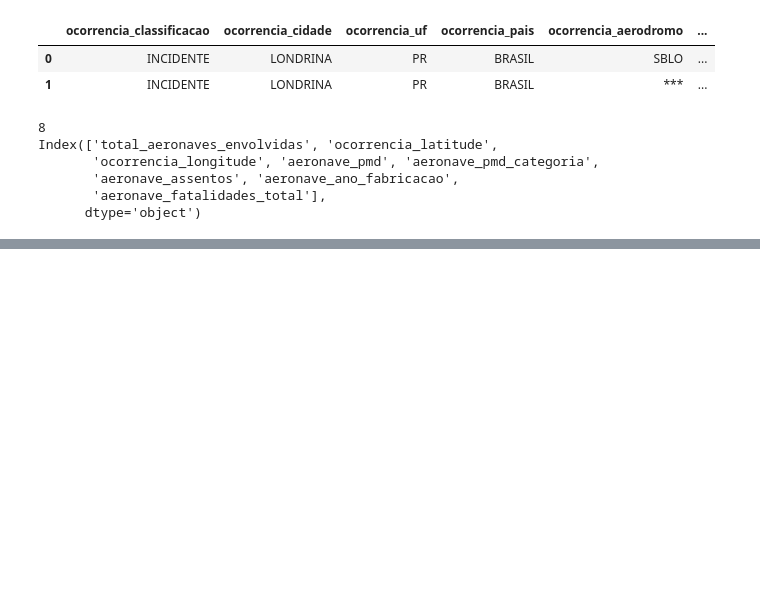
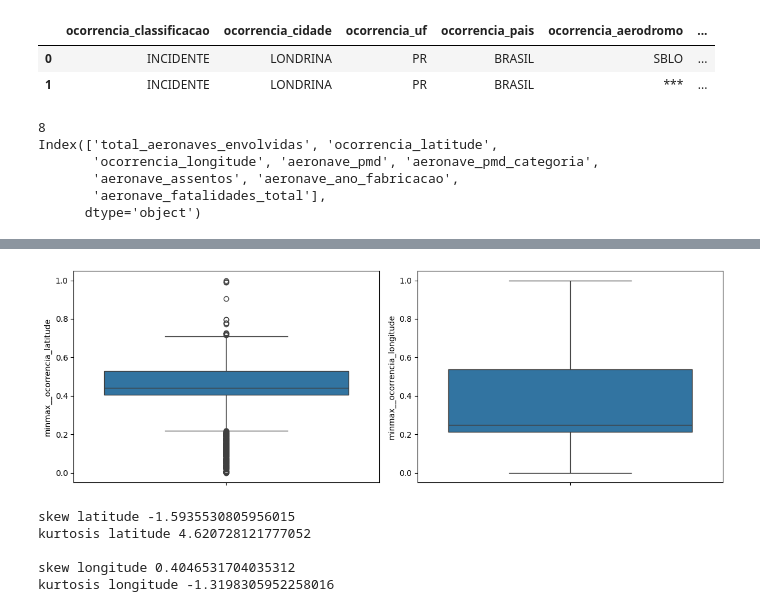
Before and after one commit to jairobernardesjunior/Cenipa_clustering, a Jupyter notebook: 01 cenipa_clustering_analisa.ipynb, the cells around one changed output, grey strips where cells are left out. Cells and saved outputs as stored; diff of their text form; code cells hidden in the pictures; blank space fills up the shorter version.

```diff
--- a/01 cenipa_clustering_analisa.ipynb
+++ b/01 cenipa_clustering_analisa.ipynb
@@ -120,0 +215,11 @@ KeyError: "['ocorrencia_a'] not in index"
+# %%
+search_outliers = ["minmax__ocorrencia_latitude", "minmax__ocorrencia_longitude"]
+
+fig, axs = plt.subplots(nrows=1, ncols=2, figsize=(12, 4), tight_layout=True)
+
+for i, column in enumerate(search_outliers):
+    sns.boxplot(y=column, data=df_acidentes_aero_ok, ax=axs[i])
+
+plt.show()
+# %% [output]
+[figure, added]
@@ -120,0 +238,12 @@ KeyError: "['ocorrencia_a'] not in index"
+# %%
+print('skew latitude', skew(df_acidentes_aero_ok['minmax__ocorrencia_latitude'], axis=0, bias=True))
+print('kurtosis latitude',kurtosis(df_acidentes_aero_ok['minmax__ocorrencia_latitude'], axis=0, bias=True))
+print('')
+print('skew longitude', skew(df_acidentes_aero_ok['minmax__ocorrencia_longitude'], axis=0, bias=True))
+print('kurtosis longitude',kurtosis(df_acidentes_aero_ok['minmax__ocorrencia_longitude'], axis=0, bias=True))
+# %% [output]
+skew latitude -1.5935530805956015
+kurtosis latitude 4.620728121777052
+
+skew longitude 0.4046531704035312
+kurtosis longitude -1.3198305952258016
```
Also changed, not shown: parts of 12 cells of this notebook, 1 other file.
